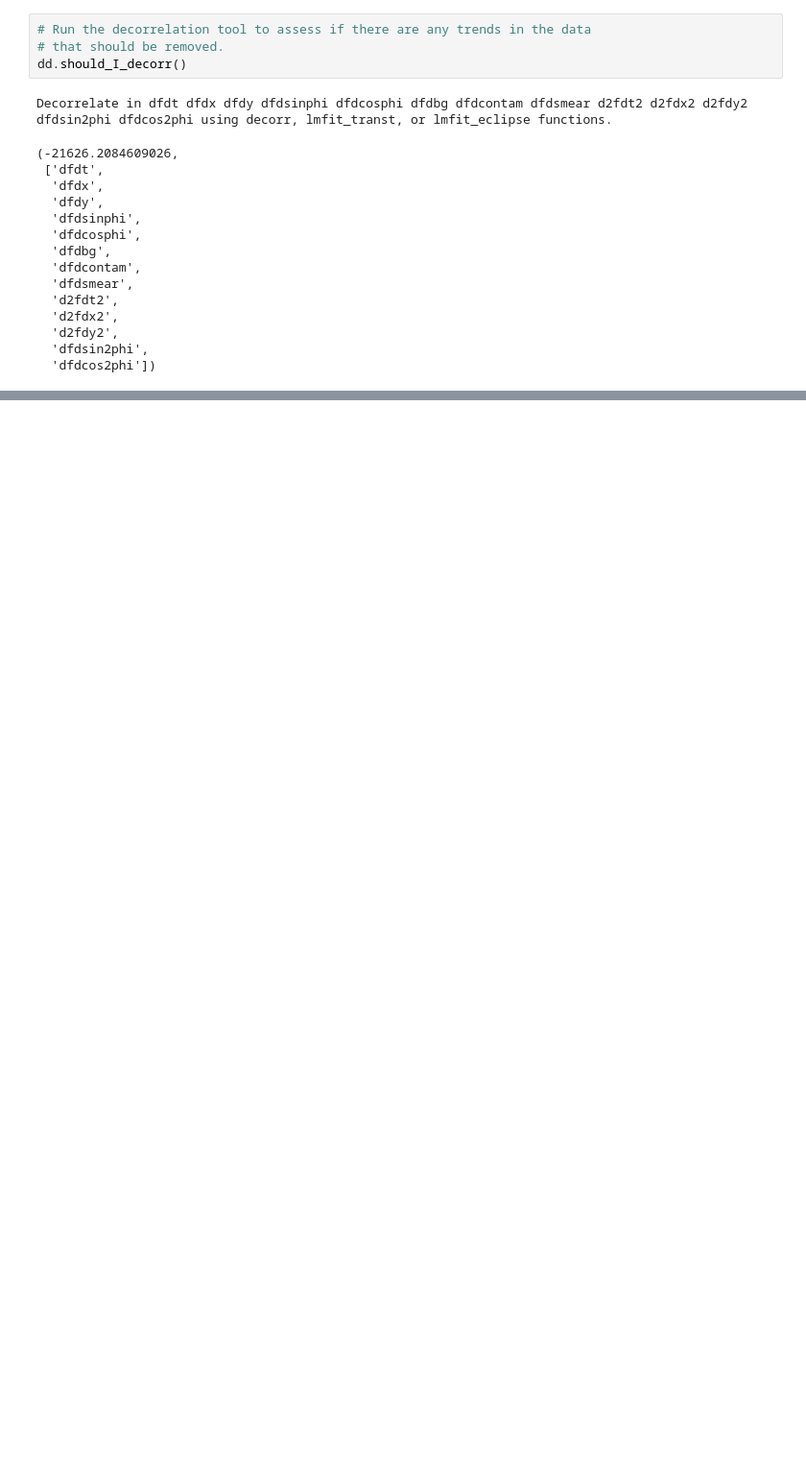
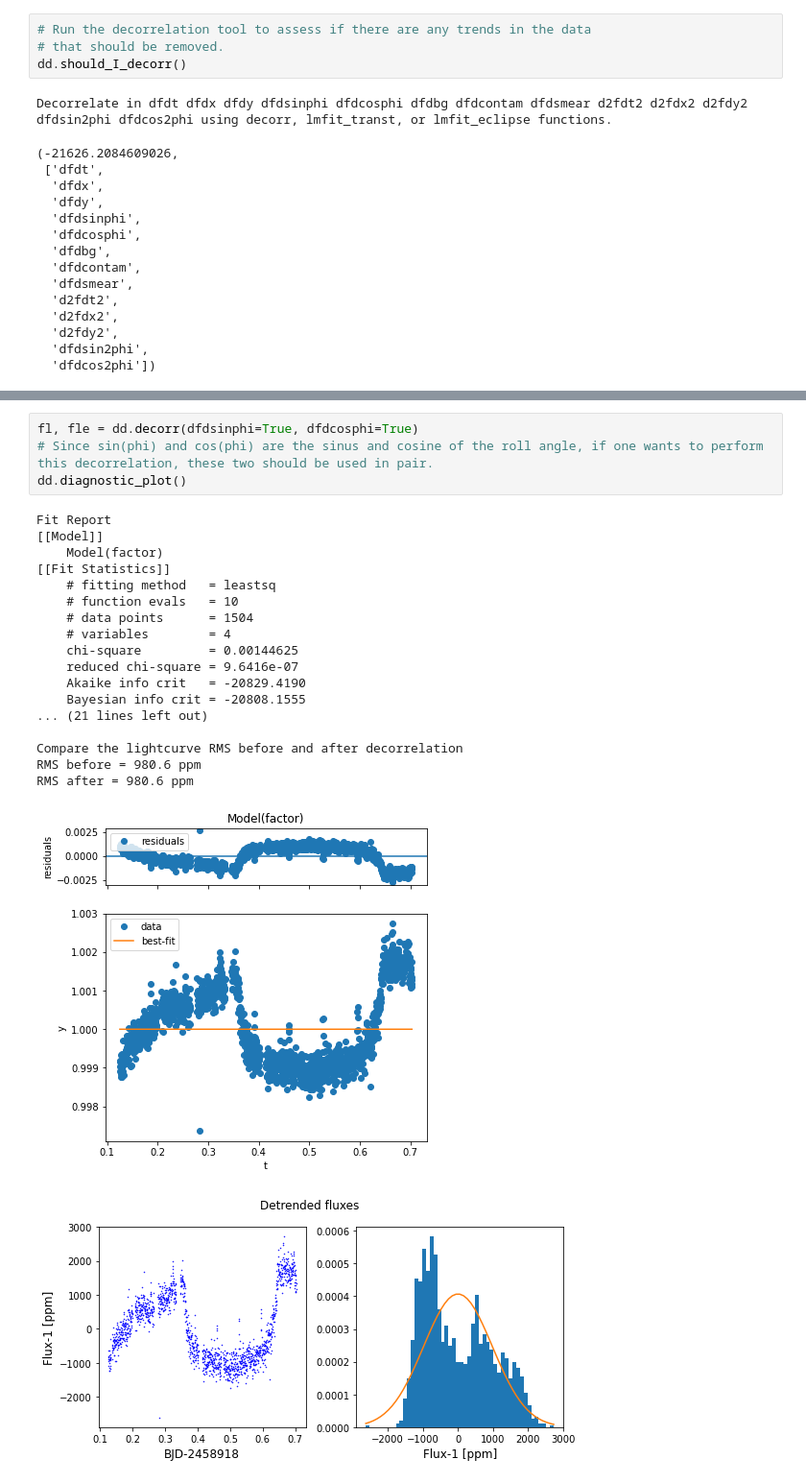
Before and after one commit to Jayshil/pycheops-tutorials, a Jupyter notebook: p2_kelt11.ipynb, the cells around one changed output, grey strips where cells are left out. Shown: that part at 96% size. Cells and saved outputs as stored; diff of their text form; blank space fills up the shorter version.

```diff
--- a/p2_kelt11.ipynb
+++ b/p2_kelt11.ipynb
@@ -76,0 +156,24 @@ We can see above that, `Dataset.should_I_decorr` function suggests that several
+# %%
+fl, fle = dd.decorr(dfdsinphi=True, dfdcosphi=True)
+# Since sin(phi) and cos(phi) are the sinus and cosine of the roll angle, if one wants to perform this decorrelation, these two should be used in pair.
+dd.diagnostic_plot()
+# %% [output]
+Fit Report
+[[Model]]
+    Model(factor)
+[[Fit Statistics]]
+    # fitting method   = leastsq
+    # function evals   = 10
+    # data points      = 1504
+    # variables        = 4
+    chi-square         = 0.00144625
+    reduced chi-square = 9.6416e-07
+    Akaike info crit   = -20829.4190
+    Bayesian info crit = -20808.1555
+... (21 lines left out)
+
+Compare the lightcurve RMS before and after decorrelation
+RMS before = 980.6 ppm
+RMS after = 980.6 ppm
+[figure, added]
+[figure, added]
```
Also changed, not shown: parts of 14 cells of this notebook.
